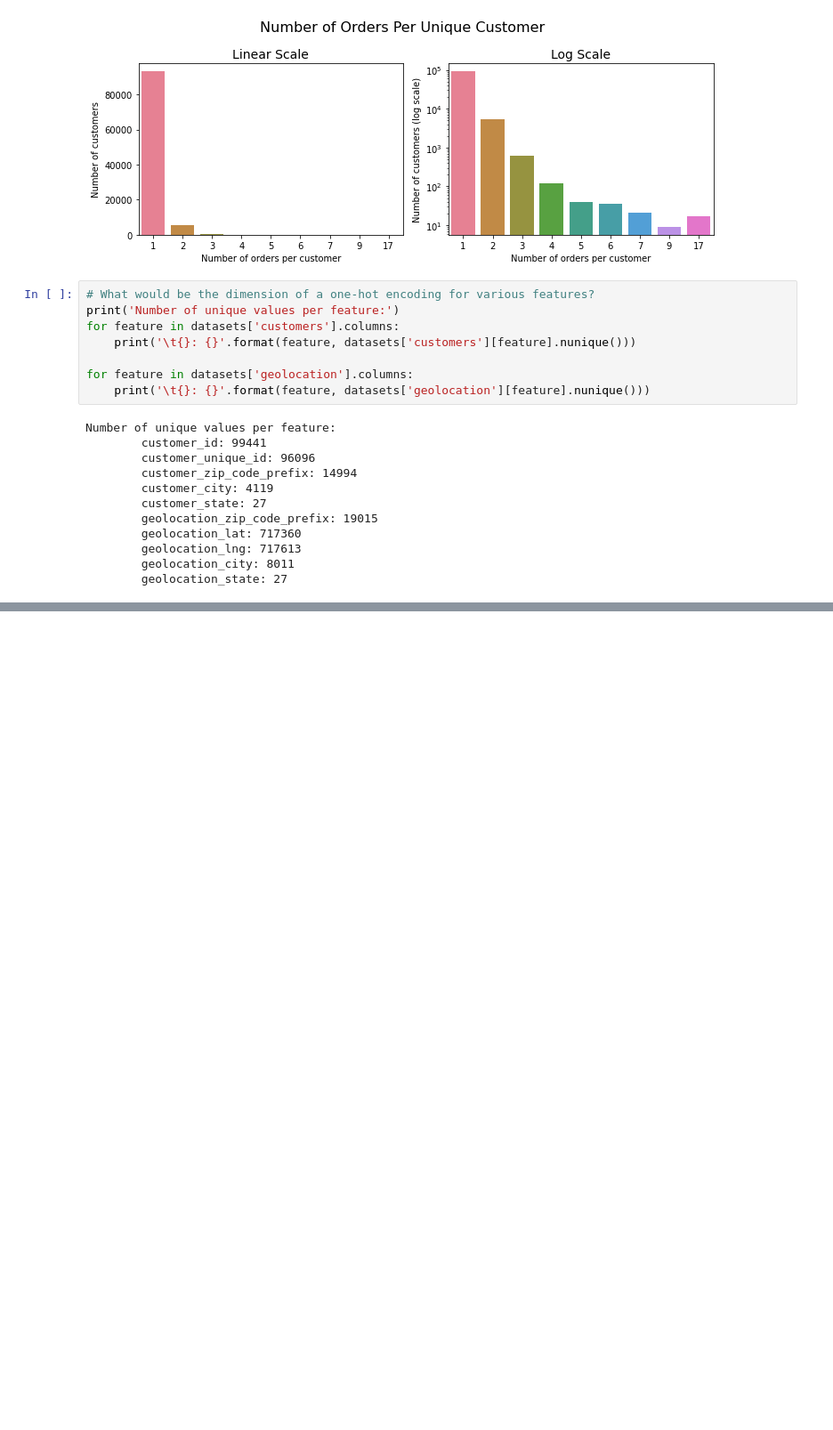
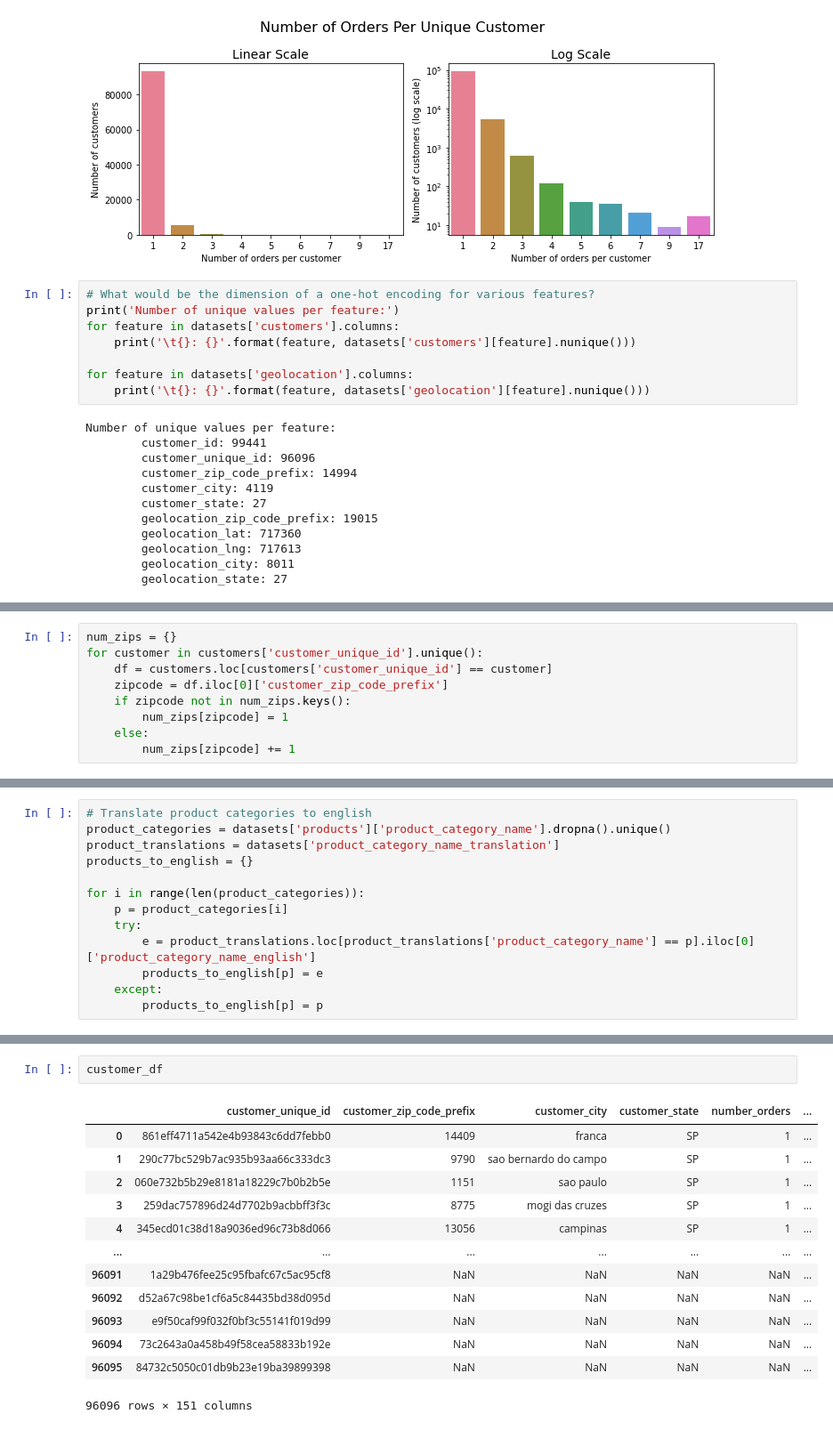
Before and after one commit to diego-lopez8/datathon_recommender_system, a Jupyter notebook: notebook/data_exploration2.ipynb, the cells around one changed output, grey strips where cells are left out. Shown at 89% size. Drawn from its saved outputs; the diff is of its cells as text; blank space fills up the shorter version.

```diff
--- a/notebook/data_exploration2.ipynb
+++ b/notebook/data_exploration2.ipynb
@@ -119,0 +117,9 @@ print(datasets['geolocation'].shape)
+# %%
+num_zips = {}
+for customer in customers['customer_unique_id'].unique():
+    df = customers.loc[customers['customer_unique_id'] == customer]
+    zipcode = df.iloc[0]['customer_zip_code_prefix']
+    if zipcode not in num_zips.keys():
+        num_zips[zipcode] = 1
+    else:
+        num_zips[zipcode] += 1
@@ -119,0 +167,13 @@ print(datasets['geolocation'].shape)
+# %%
+# Translate product categories to english
+product_categories = datasets['products']['product_category_name'].dropna().unique()
+product_translations = datasets['product_category_name_translation']
+products_to_english = {}
+
+for i in range(len(product_categories)):
+    p = product_categories[i]
+    try:
+        e = product_translations.loc[product_translations['product_category_name'] == p].iloc[0]['product_category_name_english']
+        products_to_english[p] = e
+    except:
+        products_to_english[p] = p
@@ -119,0 +225,16 @@ print(datasets['geolocation'].shape)
+# %%
+customer_df
+# %% [output]
+|  | customer_unique_id | customer_zip_code_prefix | customer_city | customer_state | number_orders | ... |
+| 0 | 861eff4711a542e4b93843c6dd7febb0 | 14409 | franca | SP | 1 | ... |
+| 1 | 290c77bc529b7ac935b93aa66c333dc3 | 9790 | sao bernardo do campo | SP | 1 | ... |
+| 2 | 060e732b5b29e8181a18229c7b0b2b5e | 1151 | sao paulo | SP | 1 | ... |
+| 3 | 259dac757896d24d7702b9acbbff3f3c | 8775 | mogi das cruzes | SP | 1 | ... |
+| 4 | 345ecd01c38d18a9036ed96c73b8d066 | 13056 | campinas | SP | 1 | ... |
+| ... | ... | ... | ... | ... | ... | ... |
+| 96091 | 1a29b476fee25c95fbafc67c5ac95cf8 | NaN | NaN | NaN | NaN | ... |
+| 96092 | d52a67c98be1cf6a5c84435bd38d095d | NaN | NaN | NaN | NaN | ... |
+| 96093 | e9f50caf99f032f0bf3c55141f019d99 | NaN | NaN | NaN | NaN | ... |
+| 96094 | 73c2643a0a458b49f58cea58833b192e | NaN | NaN | NaN | NaN | ... |
+| 96095 | 84732c5050c01db9b23e19ba39899398 | NaN | NaN | NaN | NaN | ... |
+96096 rows × 151 columns
```
Also changed, not shown: parts of 5 cells of this notebook.
